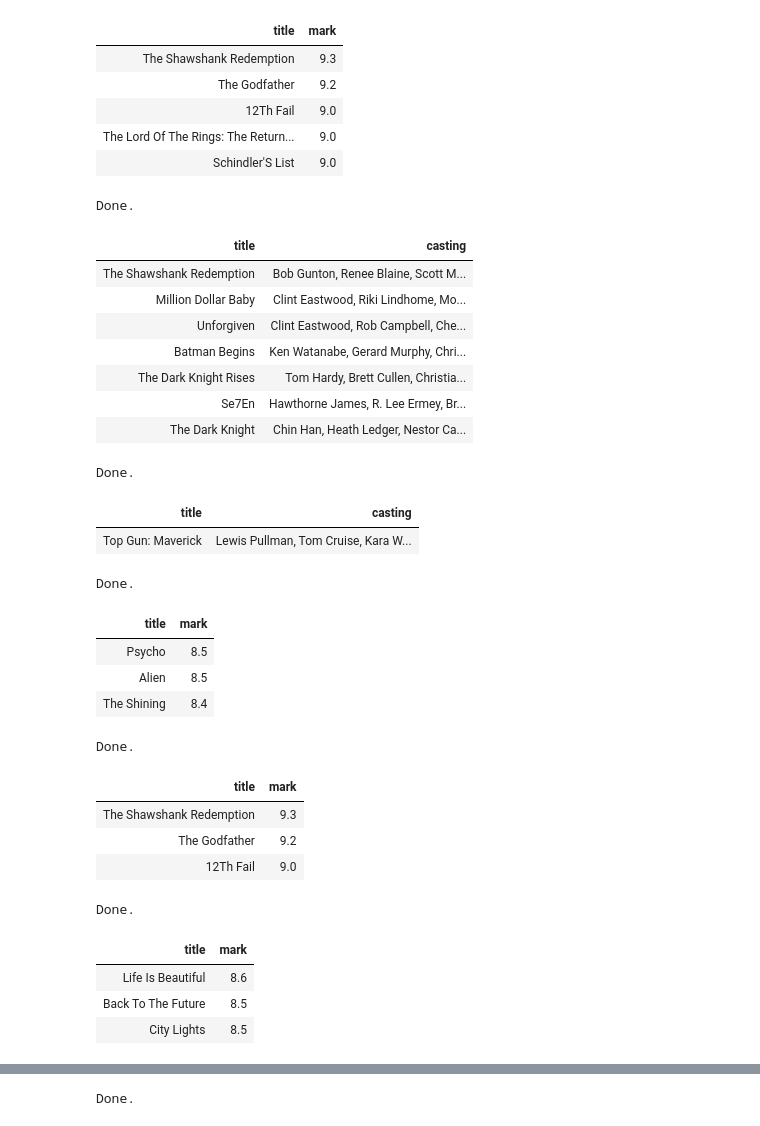
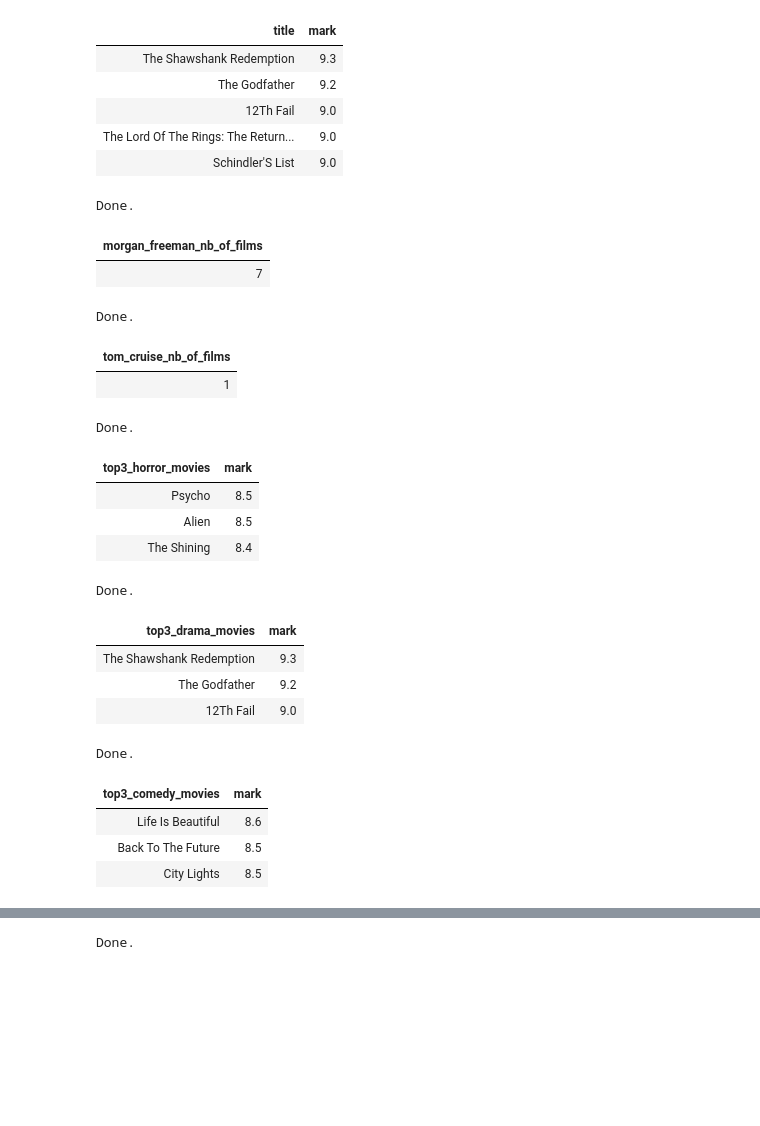
Before and after one commit to t7bo/scraping_movies, a Jupyter notebook: data/sql/requests.ipynb, the cells around one changed output, grey strips where cells are left out. Cells and saved outputs as stored; diff of their text form; code cells hidden in the pictures; blank space fills up the shorter version.

```diff
--- a/data/sql/requests.ipynb
+++ b/data/sql/requests.ipynb
@@ -30,61 +30,56 @@ Done.
 # Dans combien de films a joué Morgan Freeman ? Tom Cruise ?
 # %%
 %%sql sqlite:///../database/imdb.db
-SELECT title, casting FROM movies
+SELECT count(casting) as morgan_freeman_nb_of_films
+FROM movies
 WHERE casting LIKE '%Morgan Freeman%'
 # %% [output]
 Done.
-| title | casting |
-| The Shawshank Redemption | Bob Gunton, Renee Blaine, Scott M... |
-| Million Dollar Baby | Clint Eastwood, Riki Lindhome, Mo... |
-| Unforgiven | Clint Eastwood, Rob Campbell, Che... |
-| Batman Begins | Ken Watanabe, Gerard Murphy, Chri... |
-| The Dark Knight Rises | Tom Hardy, Brett Cullen, Christia... |
-| Se7En | Hawthorne James, R. Lee Ermey, Br... |
-| The Dark Knight | Chin Han, Heath Ledger, Nestor Ca... |
+| morgan_freeman_nb_of_films |
+| 7 |
 # %%
 %%sql sqlite:///../database/imdb.db
-SELECT title, casting FROM movies
+SELECT count(casting) as tom_cruise_nb_of_films FROM movies
 WHERE casting LIKE '%Tom Cruise%'
 # %% [output]
 Done.
-| title | casting |
-| Top Gun: Maverick | Lewis Pullman, Tom Cruise, Kara W... |
+| tom_cruise_nb_of_films |
+| 1 |
 # %%
 # Quels sont les 3 meilleurs films d’horreur ? Dramatique ? Comique ?
 # %%
 %%sql sqlite:///../database/imdb.db
-SELECT title, mark FROM movies
+SELECT title as top3_horror_movies, mark FROM movies
 WHERE category LIKE '%Horror%'
 ORDER BY mark DESC
 LIMIT 3
 # %% [output]
 Done.
-| title | mark |
+| top3_horror_movies | mark |
 | Psycho | 8.5 |
 | Alien | 8.5 |
 | The Shining | 8.4 |
 # %%
 %%sql sqlite:///../database/imdb.db
-SELECT title, mark FROM movies
+SELECT title as top3_drama_movies, mark FROM movies
 WHERE category LIKE '%Drama%'
 ORDER BY mark DESC
 LIMIT 3
 # %% [output]
 Done.
-| title | mark |
+| top3_drama_movies | mark |
 | The Shawshank Redemption | 9.3 |
 | The Godfather | 9.2 |
 | 12Th Fail | 9.0 |
 # %%
 %%sql sqlite:///../database/imdb.db
-SELECT title, mark FROM movies
+SELECT title as top3_comedy_movies, mark FROM movies
 WHERE category LIKE '%Comedy%'
 ORDER BY mark DESC
 LIMIT 3
 # %% [output]
 Done.
-| title | mark |
+| top3_comedy_movies | mark |
 | Life Is Beautiful | 8.6 |
 | Back To The Future | 8.5 |
 | City Lights | 8.5 |
```
Also changed, not shown: parts of 8 cells of this notebook.
